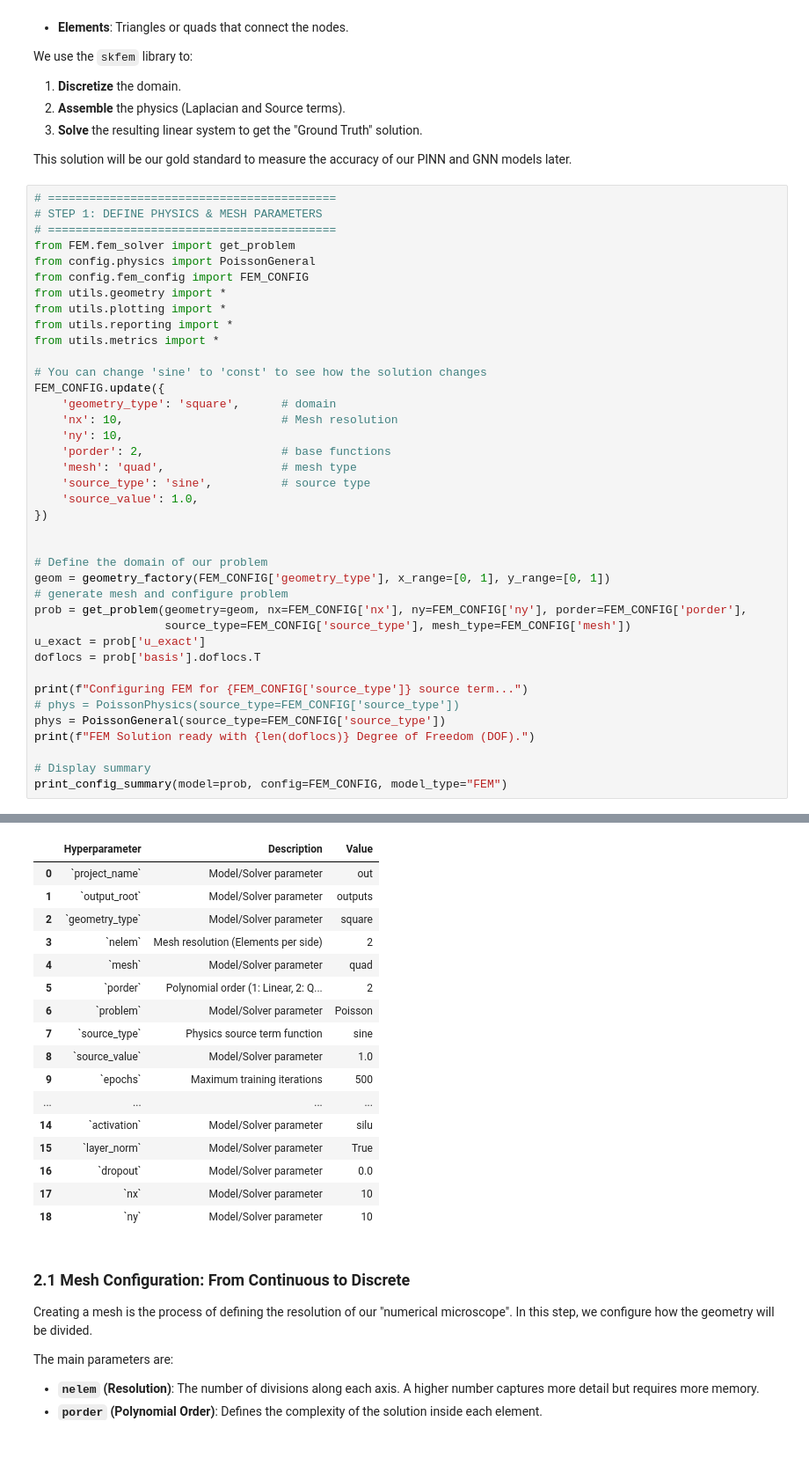
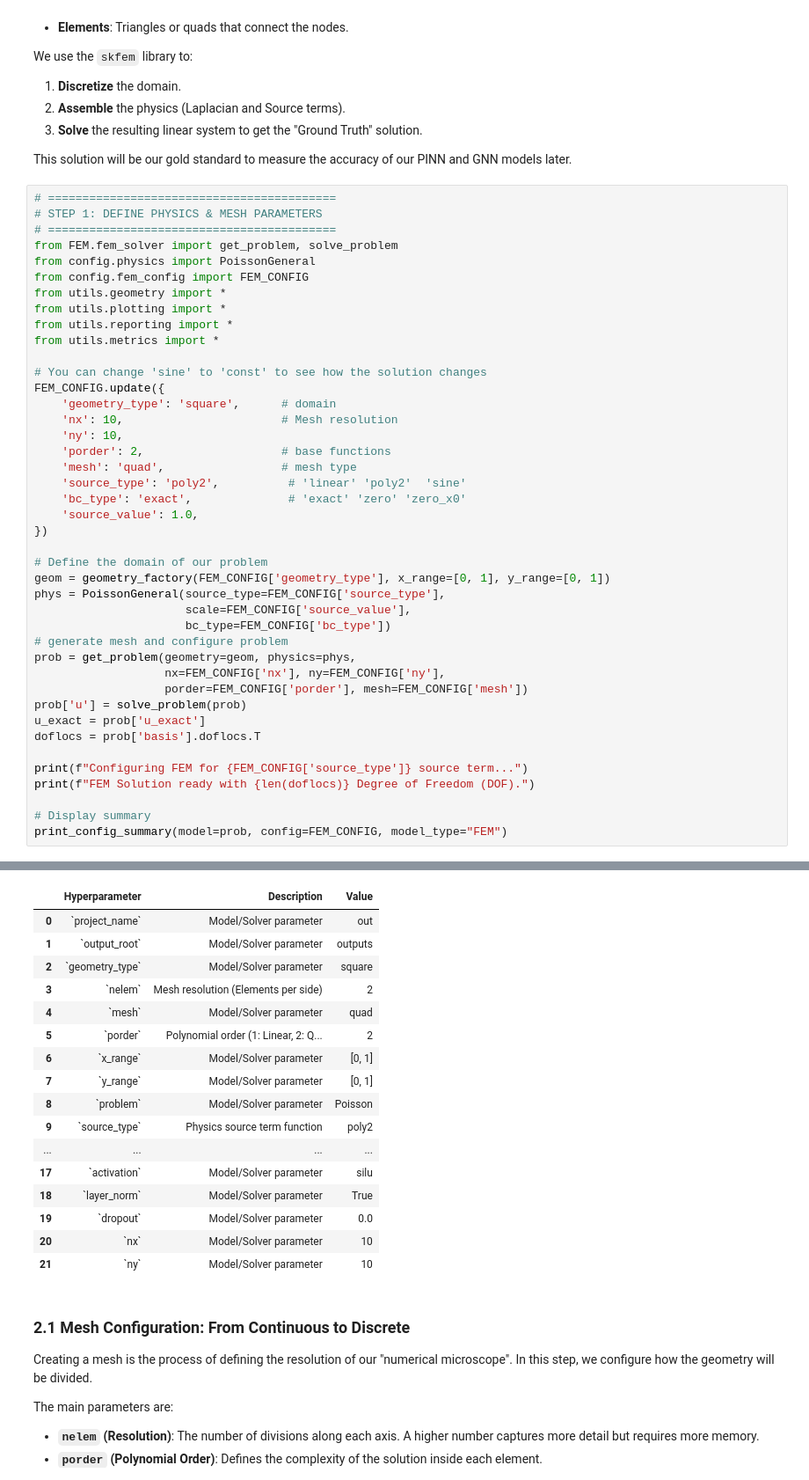
Before and after one commit to Purdeitx/PinnGnn, a Jupyter notebook: GraphPinns.ipynb, the cells around one changed output, grey strips where cells are left out. Shown at 88% size. Drawn from its saved outputs; the diff is of its cells as text; blank space fills up the shorter version.

```diff
--- a/GraphPinns.ipynb
+++ b/GraphPinns.ipynb
@@ -130,7 +137,7 @@ This solution will be our gold standard to measure the accuracy of our PINN and
 # ==========================================
 # STEP 1: DEFINE PHYSICS & MESH PARAMETERS
 # ==========================================
-from FEM.fem_solver import get_problem
+from FEM.fem_solver import get_problem, solve_problem
 from config.physics import PoissonGeneral
 from config.fem_config import FEM_CONFIG
 from utils.geometry import *
@@ -145,22 +152,25 @@ FEM_CONFIG.update({
     'ny': 10,
     'porder': 2,                    # base functions
     'mesh': 'quad',                 # mesh type
-    'source_type': 'sine',          # source type
+    'source_type': 'poly2',          # 'linear' 'poly2'  'sine'
+    'bc_type': 'exact',              # 'exact' 'zero' 'zero_x0'
     'source_value': 1.0,
 })
 
-
 # Define the domain of our problem
 geom = geometry_factory(FEM_CONFIG['geometry_type'], x_range=[0, 1], y_range=[0, 1])
+phys = PoissonGeneral(source_type=FEM_CONFIG['source_type'],
+                      scale=FEM_CONFIG['source_value'],
+                      bc_type=FEM_CONFIG['bc_type'])
 # generate mesh and configure problem
-prob = get_problem(geometry=geom, nx=FEM_CONFIG['nx'], ny=FEM_CONFIG['ny'], porder=FEM_CONFIG['porder'],
-                   source_type=FEM_CONFIG['source_type'], mesh_type=FEM_CONFIG['mesh'])
+prob = get_problem(geometry=geom, physics=phys,
+                   nx=FEM_CONFIG['nx'], ny=FEM_CONFIG['ny'],
+                   porder=FEM_CONFIG['porder'], mesh=FEM_CONFIG['mesh'])
+prob['u'] = solve_problem(prob)
 u_exact = prob['u_exact']
 doflocs = prob['basis'].doflocs.T
 
 print(f"Configuring FEM for {FEM_CONFIG['source_type']} source term...")
-# phys = PoissonPhysics(source_type=FEM_CONFIG['source_type'])
-phys = PoissonGeneral(source_type=FEM_CONFIG['source_type'])
 print(f"FEM Solution ready with {len(doflocs)} Degree of Freedom (DOF).")
 
 # Display summary
@@ -170,23 +181,23 @@ Configuring FEM for sine source term...
 FEM Solution ready with 441 Degree of Freedom (DOF).
 
 ### FEM CONFIGURATION SUMMARY
 |  | Hyperparameter | Description | Value |
 | 0 | `project_name` | Model/Solver parameter | out |
 | 1 | `output_root` | Model/Solver parameter | outputs |
 | 2 | `geometry_type` | Model/Solver parameter | square |
 | 3 | `nelem` | Mesh resolution (Elements per side) | 2 |
 | 4 | `mesh` | Model/Solver parameter | quad |
 | 5 | `porder` | Polynomial order (1: Linear, 2: Q... | 2 |
-| 6 | `problem` | Model/Solver parameter | Poisson |
-| 7 | `source_type` | Physics source term function | sine |
-| 8 | `source_value` | Model/Solver parameter | 1.0 |
-| 9 | `epochs` | Maximum training iterations | 500 |
+| 6 | `x_range` | Model/Solver parameter | [0, 1] |
+| 7 | `y_range` | Model/Solver parameter | [0, 1] |
+| 8 | `problem` | Model/Solver parameter | Poisson |
+| 9 | `source_type` | Physics source term function | poly2 |
 | ... | ... | ... | ... |
-| 14 | `activation` | Model/Solver parameter | silu |
-| 15 | `layer_norm` | Model/Solver parameter | True |
-| 16 | `dropout` | Model/Solver parameter | 0.0 |
-| 17 | `nx` | Model/Solver parameter | 10 |
-| 18 | `ny` | Model/Solver parameter | 10 |
+| 17 | `activation` | Model/Solver parameter | silu |
+| 18 | `layer_norm` | Model/Solver parameter | True |
+| 19 | `dropout` | Model/Solver parameter | 0.0 |
+| 20 | `nx` | Model/Solver parameter | 10 |
+| 21 | `ny` | Model/Solver parameter | 10 |
 # %% [markdown]
 ### 2.1 Mesh Configuration: From Continuous to Discrete
 
```
Also changed, not shown: parts of 11 cells of this notebook, 26 other files.
